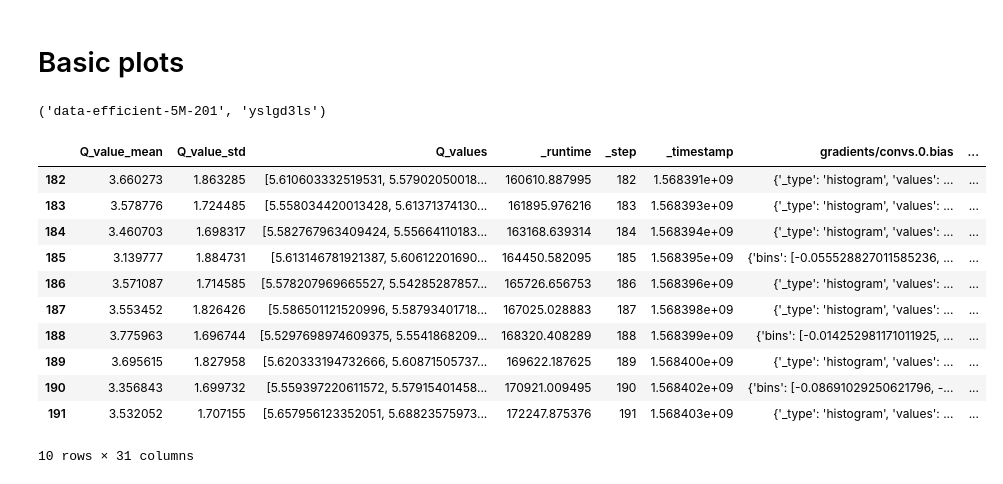
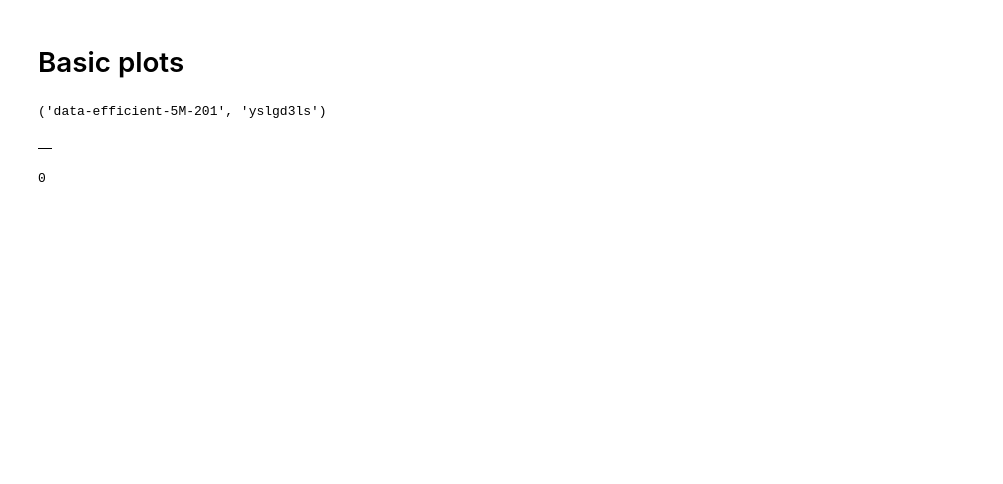
Before and after one commit to guydav/Rainbow, a Jupyter notebook: notebooks/initial_plots.ipynb, the cells around one changed output. Drawn from its saved outputs; the diff is of its cells as text; code cells hidden in the pictures; blank space fills up the shorter version.

```diff
--- a/notebooks/initial_plots.ipynb
+++ b/notebooks/initial_plots.ipynb
@@ -151,22 +148,15 @@ s = 'cabac'
 s == s[::-1]
 # %%
 runs = api.runs('augmented-frostbite/initial-experiments',
-                {"$and": [{"config.id": "data-efficient-5M"}, {"config.seed": 200}]})
+                {"$and": [{"config.id": "data-efficient-resume-test"}, {"config.seed": 200}]})
 r = runs[0]
 # %%
 h = r.history(samples=1000)
 # %%
-h.tail(10)
+h
 # %% [output]
-|  | Q_value_mean | Q_value_std | Q_values | _runtime | _step | _timestamp | gradients/convs.0.bias | ... |
-| 182 | 3.660273 | 1.863285 | [5.610603332519531, 5.57902050018... | 160610.887995 | 182 | 1.568391e+09 | {'_type': 'histogram', 'values': ... | ... |
-| 183 | 3.578776 | 1.724485 | [5.558034420013428, 5.61371374130... | 161895.976216 | 183 | 1.568393e+09 | {'_type': 'histogram', 'values': ... | ... |
-| 184 | 3.460703 | 1.698317 | [5.582767963409424, 5.55664110183... | 163168.639314 | 184 | 1.568394e+09 | {'_type': 'histogram', 'values': ... | ... |
-| 185 | 3.139777 | 1.884731 | [5.613146781921387, 5.60612201690... | 164450.582095 | 185 | 1.568395e+09 | {'bins': [-0.055528827011585236, ... | ... |
-| 186 | 3.571087 | 1.714585 | [5.578207969665527, 5.54285287857... | 165726.656753 | 186 | 1.568396e+09 | {'_type': 'histogram', 'values': ... | ... |
-| 187 | 3.553452 | 1.826426 | [5.586501121520996, 5.58793401718... | 167025.028883 | 187 | 1.568398e+09 | {'_type': 'histogram', 'values': ... | ... |
-| 188 | 3.775963 | 1.696744 | [5.5297698974609375, 5.5541868209... | 168320.408289 | 188 | 1.568399e+09 | {'bins': [-0.014252981171011925, ... | ... |
-| 189 | 3.695615 | 1.827958 | [5.620333194732666, 5.60871505737... | 169622.187625 | 189 | 1.568400e+09 | {'_type': 'histogram', 'values': ... | ... |
-| 190 | 3.356843 | 1.699732 | [5.559397220611572, 5.57915401458... | 170921.009495 | 190 | 1.568402e+09 | {'bins': [-0.08691029250621796, -... | ... |
-| 191 | 3.532052 | 1.707155 | [5.657956123352051, 5.68823575973... | 172247.875376 | 191 | 1.568403e+09 | {'_type': 'histogram', 'values': ... | ... |
+|  |
-10 rows × 31 columns
+# %%
+len(h)
+# %% [output]
+0
```
Also changed, not shown: parts of 2 cells of this notebook, 1 other file.
